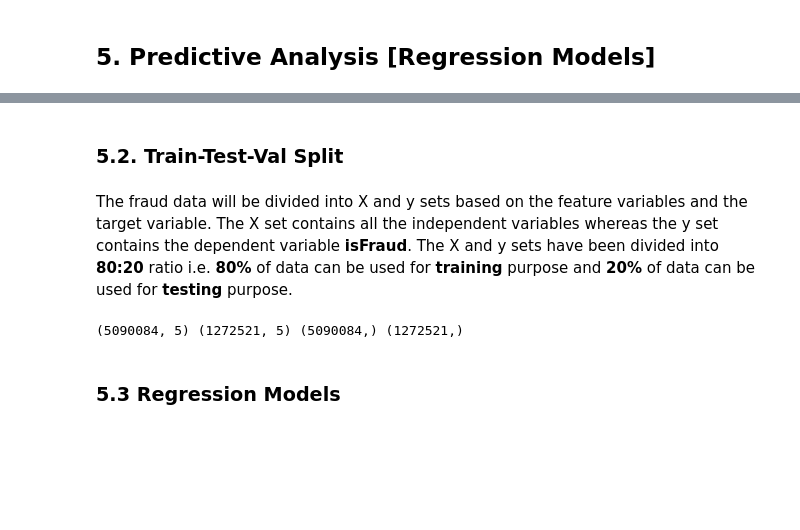
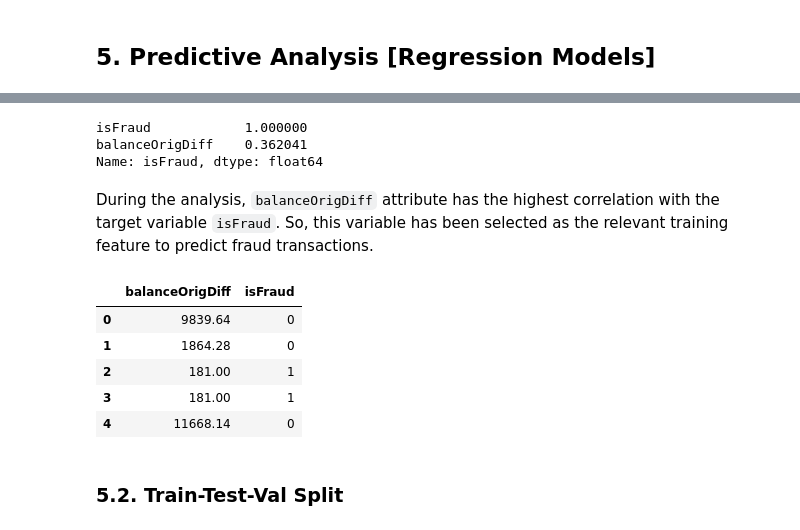
Before and after one commit to ArunavaKumar/Financial-Payment-Services-Fraud-Detection, a Jupyter notebook: Fraud Detection Analysis.ipynb, the cells around one changed output, grey strips where cells are left out. Drawn from its saved outputs; the diff is of its cells as text; code cells hidden in the pictures; blank space fills up the shorter version.

```diff
--- a/Fraud Detection Analysis.ipynb
+++ b/Fraud Detection Analysis.ipynb
@@ -343,4 +328,23 @@ The key factors to predict fraudulent customers are as follows -
+# %%
+cor_target = abs(final_df_corr["isFraud"])
+
+relevant_train_features = cor_target[cor_target>0.25]
+relevant_train_features
+# %% [output]
+isFraud            1.000000
+balanceOrigDiff    0.362041
+Name: isFraud, dtype: float64
+# %% [markdown]
+During the analysis, `balanceOrigDiff` attribute has the highest correlation with the target variable `isFraud`. So, this variable has been selected as the relevant training feature to predict fraud transactions.
+# %%
+final_fraud_data = final_df[['balanceOrigDiff', 'isFraud']]
+final_fraud_data.head()
+# %% [output]
+|  | balanceOrigDiff | isFraud |
+| 0 | 9839.64 | 0 |
+| 1 | 1864.28 | 0 |
+| 2 | 181.00 | 1 |
+| 3 | 181.00 | 1 |
+| 4 | 11668.14 | 0 |
 # %% [markdown]
 ### 5.2. Train-Test-Val Split
-# %% [markdown]
-The fraud data will be divided into X and y sets based on the feature variables and the target variable. The X set contains all the independent variables whereas the y set contains the dependent variable **isFraud**. The X and y sets have been divided into **80:20** ratio i.e. **80%** of data can be used for **training** purpose and **20%** of data can be used for **testing** purpose.
@@ -350,7 +350,0 @@ y = final_df['isFraud']
-# %%
-X_train, X_test, y_train, y_test = train_test_split(X, y, test_size=0.2, random_state=10)
-print(X_train.shape,X_test.shape,y_train.shape,y_test.shape)
-# %% [output]
-(5090084, 5) (1272521, 5) (5090084,) (1272521,)
-# %% [markdown]
-### 5.3 Regression Models
```
Also changed, not shown: parts of 74 cells of this notebook.
